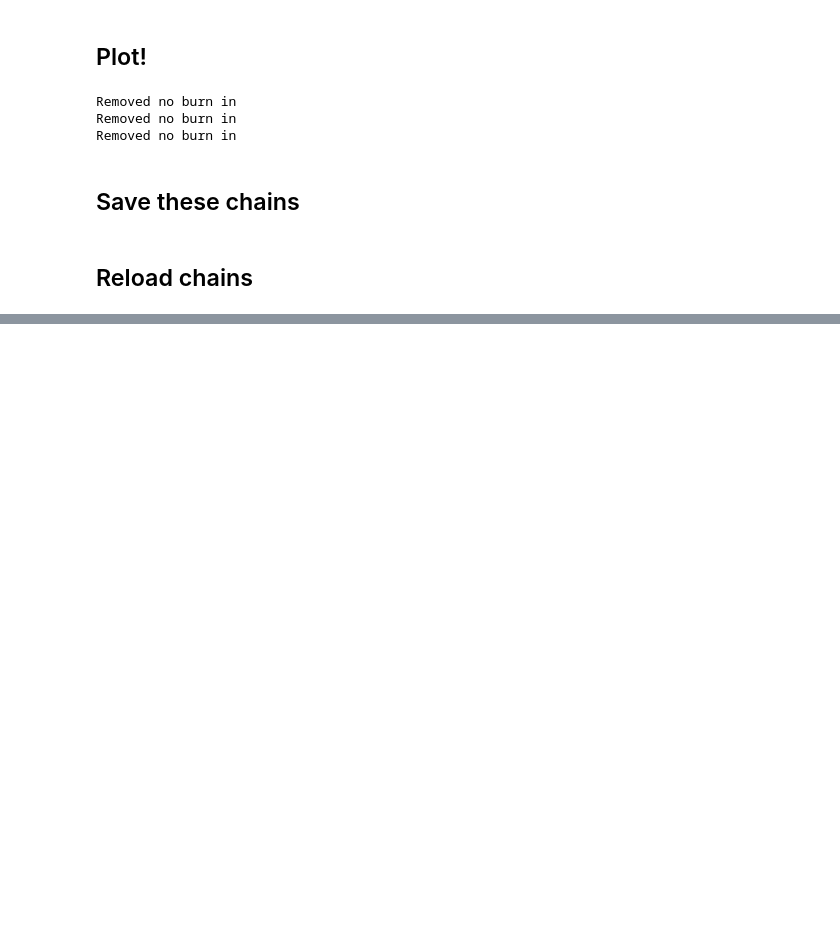
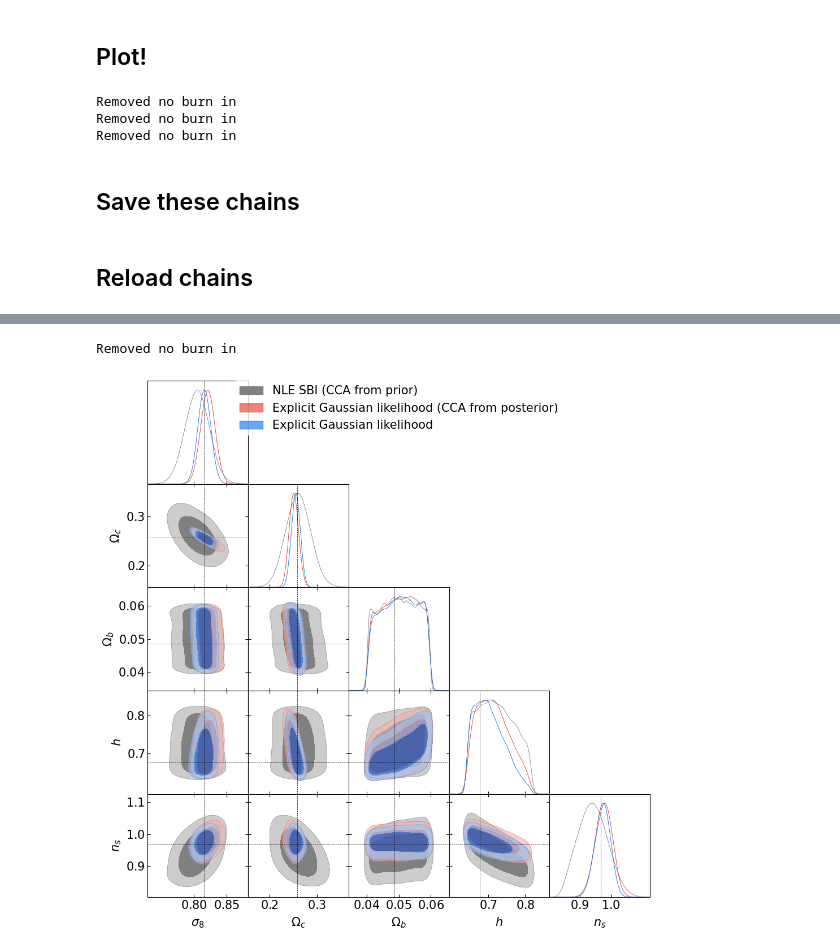
Before and after one commit to Kiyam/cca_test, a Jupyter notebook: jax_cosmo_cca_test.ipynb, the cells around one changed output, grey strips where cells are left out. Cells and saved outputs as stored; diff of their text form; code cells hidden in the pictures; blank space fills up the shorter version.

```diff
--- a/jax_cosmo_cca_test.ipynb
+++ b/jax_cosmo_cca_test.ipynb
@@ -559,0 +627,24 @@ triangle_plot(
+# %%
+nautilus_post_compressed_weights = np.exp(
+    nautilus_post_compressed_log_w - nautilus_post_compressed_log_w.max()
+)
+nautilus_post_compressed_weights /= nautilus_post_compressed_weights.sum()
+
+nautilus_post_compressed_MC_samples = MCSamples(
+    samples=nautilus_post_compressed_points,
+    weights=nautilus_post_compressed_weights,
+    loglikes=-nautilus_post_compressed_log_l,
+    names=params,
+    labels=param_labels,
+    label="Explicit Gaussian likelihood (CCA from posterior)",
+)
+
+nautilus_post_compressed_MC_samples.saveAsText("chains/nautilus_cca_post")
+# %% [output]
+Removed no burn in
+# %%
+triangle_plot(
+    [nle_samples, nautilus_post_compressed_MC_samples, nautilus_MC_samples],
+    truth=truth_marker)
+# %% [output]
+[figure, added]
```
Also changed, not shown: parts of 13 cells of this notebook.
